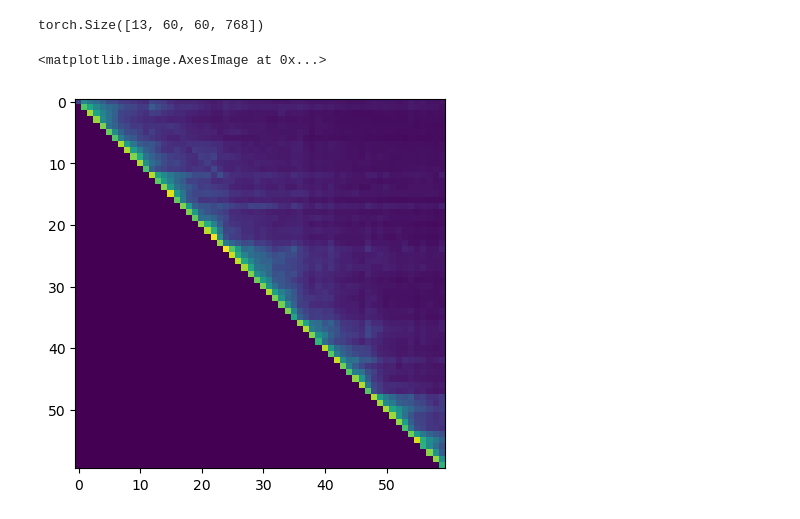
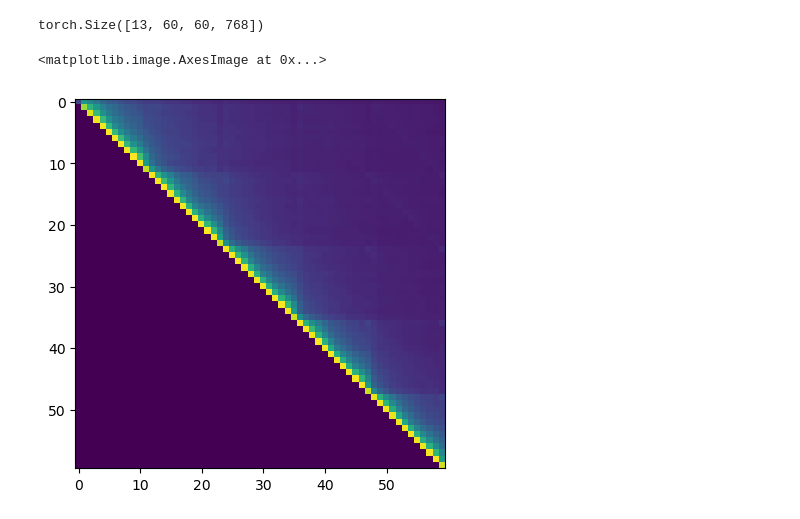
Before and after one commit to dskrill/TemporalIntegration, a Jupyter notebook: demo.ipynb, the cells around one changed output. Saved outputs shown, nothing was run; the diff lists cells and outputs as text; code cells hidden in the pictures.

```diff
--- a/demo.ipynb
+++ b/demo.ipynb
@@ -655,0 +707,25 @@ Finished calculating difference tensor for  10  sequences
+# %%
+model_type = "gpt2"
+tokenizer = AutoTokenizer.from_pretrained(
+    model_type, add_special_token=False,add_prefix_space=True)
+model = AutoModel.from_pretrained(model_type)
+
+structure_yoking_corpus = Corpus(brown,single_token_words=True,tokenizer=tokenizer)
+word_list = list(structure_yoking_corpus.word_lookup.keys())
+word_list,tokens = filter_word_list(word_list, tokenizer,[])
+candidate_embeddings = create_candidate_embeddings(tokens,model.base_model.wte.forward)
+sampling_params = {'mean':.125,'half_width':.003,'spacing':.001,'size':100}
+structure_yoking_swapper = DistributionWordSwap(word_list,
+                                            candidate_embeddings,
+                                            model.base_model.wte.forward,
+                                            sampling_params,
+                                            tokenizer,
+                                            excluded_token_ids = [])
+
+yoking_sequences = create_yoking_sequences(
+    sentences = corpus.get_sentences_of_length(12),
+    tokenizer = tokenizer,
+    excluded_token_ids = []
+)
+
+len(yoking_sequences)
@@ -655,0 +735,5 @@ Finished calculating difference tensor for  10  sequences
+# %%
+structure_yoking_swapper(yoking_sequences)
+differences_yoking = calculate_differences(structure_yoking_swapper.swapped,
+                                    structure_yoking_swapper.original_sequences,
+                                    tokenizer,model,device='cuda')
@@ -658,8 +810,7 @@ test.shape
 # %% [output]
 torch.Size([13, 60, 60, 768])
 # %%
-import matplotlib.pyplot as plt
-plt.imshow(test.mean(-1)[11])
+plt.imshow(differences_yoking.mean(-1)[11])
 # %% [output]
 <matplotlib.image.AxesImage at 0x...>
-[figure, old version]
+[figure, new version]
```
Also changed, not shown: parts of 39 cells of this notebook, 3 other files.
